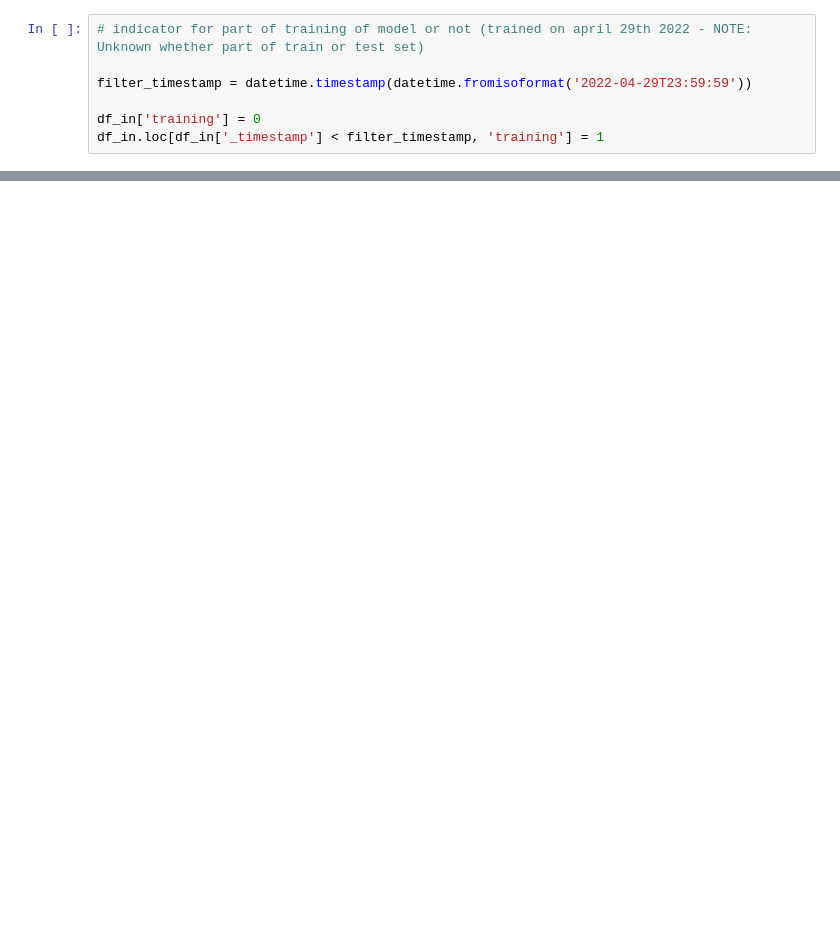
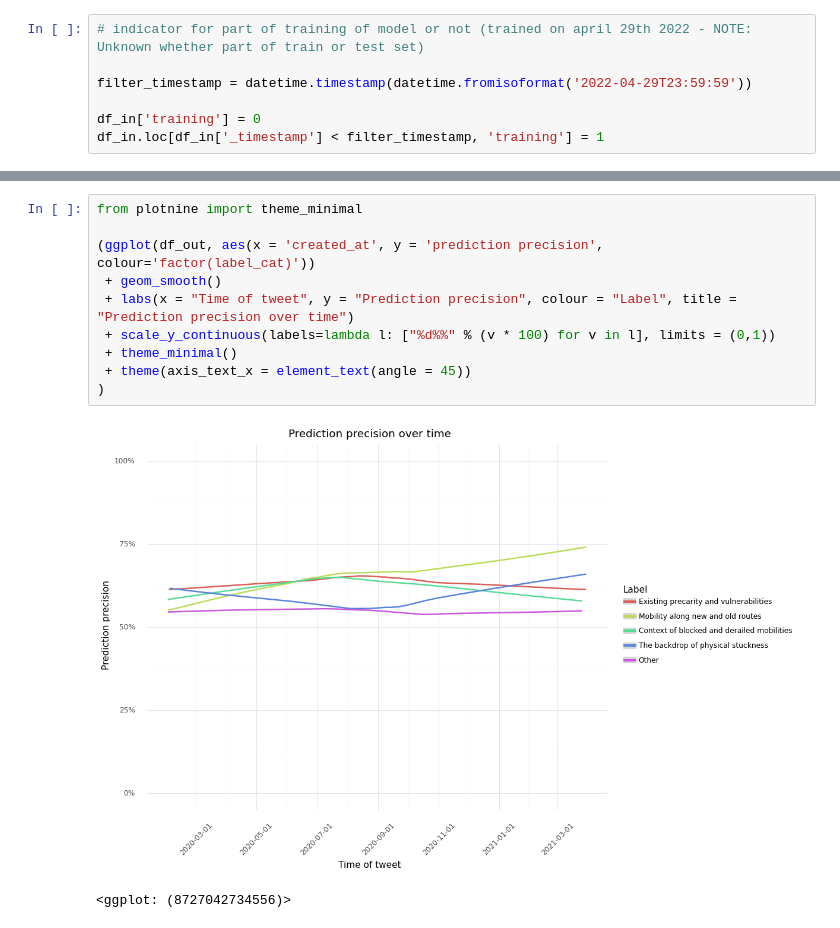
Before and after one commit to CALDISS-AAU/bp_tpb, a Jupyter notebook: notebooks/predict_context.ipynb, the cells around one changed output, grey strips where cells are left out. Drawn from its saved outputs; the diff is of its cells as text; blank space fills up the shorter version.

```diff
--- a/notebooks/predict_context.ipynb
+++ b/notebooks/predict_context.ipynb
@@ -127,0 +152,13 @@ Name: accept, dtype: int64
+# %%
+from plotnine import theme_minimal
+
+(ggplot(df_out, aes(x = 'created_at', y = 'prediction precision', colour='factor(label_cat)'))
+ + geom_smooth()
+ + labs(x = "Time of tweet", y = "Prediction precision", colour = "Label", title = "Prediction precision over time")
+ + scale_y_continuous(labels=lambda l: ["%d%%" % (v * 100) for v in l], limits = (0,1))
+ + theme_minimal()
+ + theme(axis_text_x = element_text(angle = 45))
+)
+# %% [output]
+[figure, added]
+<ggplot: (8727042734556)>
```
Also changed, not shown: parts of 16 cells of this notebook.
